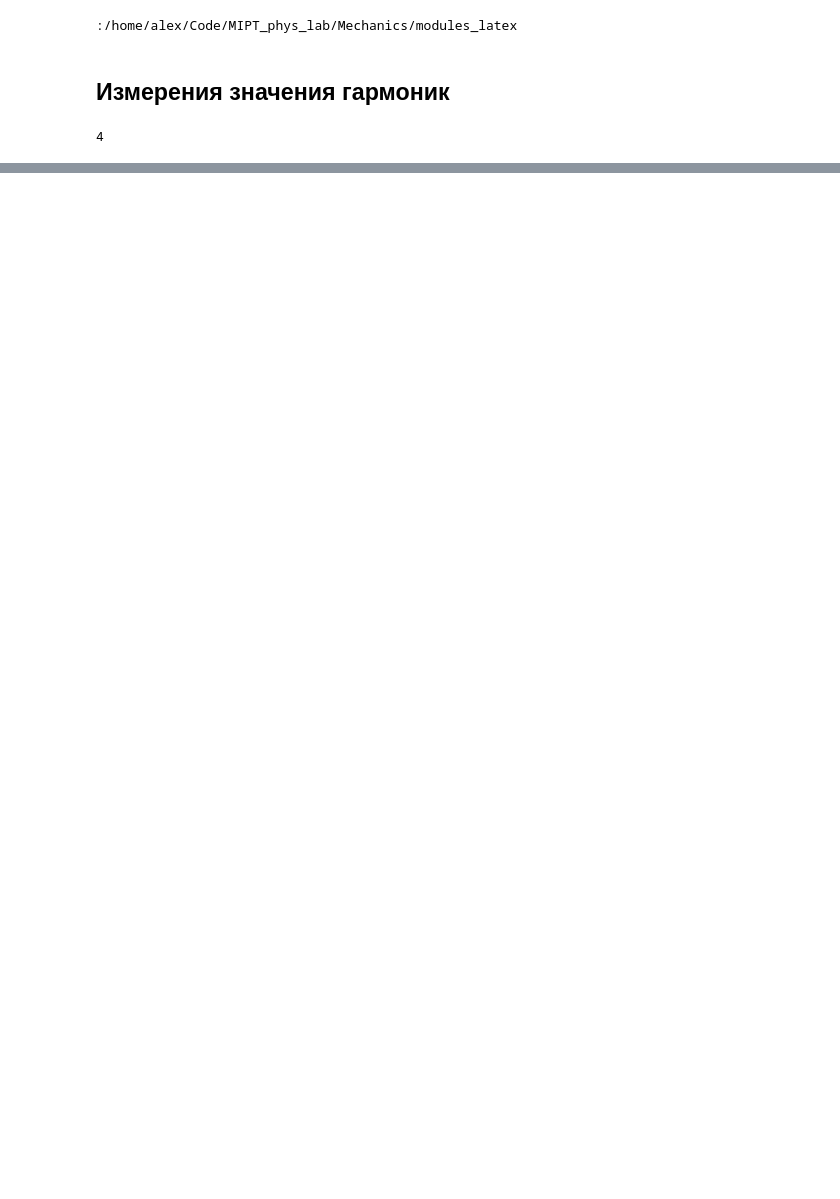
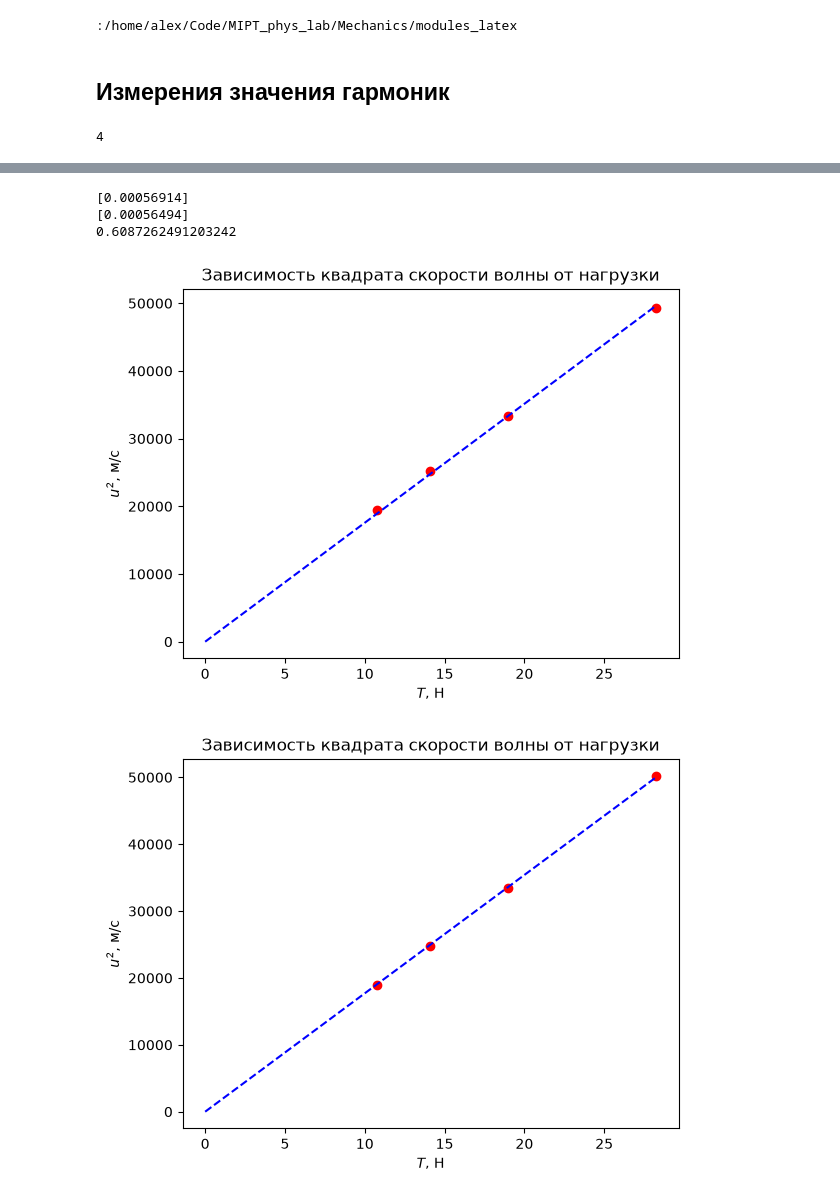
Before and after one commit to sanyaswim2020-lgtm/MIPT_phys_lab, a Jupyter notebook: Mechanics/1_4_5/1_4_5.ipynb, the cells around one changed output, grey strips where cells are left out. Cells and saved outputs as stored; diff of their text form; code cells hidden in the pictures; blank space fills up the shorter version.

```diff
--- a/Mechanics/1_4_5/1_4_5.ipynb
+++ b/Mechanics/1_4_5/1_4_5.ipynb
@@ -152,0 +249,49 @@ Type:      function
+# %%
+fig, ax = plt.subplots()
+T = []
+for i in mass:
+    T.append(i*9.81)
+T = np.array(T)
+slope_uneven, var_un = curve_fit(freq, T, (vel_uneven.iloc[0, 1:])**2)
+print(1/slope_uneven)
+#for m, u in zip(mass, vel.iloc[0, 1:]):
+ax.scatter(T, (vel_uneven.iloc[0, 1:])**2, color = 'red')
+#ax.plot(T, T*slope_u, linestyle='--')
+x_extrap = np.linspace(0, max(T), 50)
+ax.plot(x_extrap, slope_uneven*x_extrap, linestyle='--', color='blue')
+ax.set_xlabel(r'$T$, Н')
+ax.set_ylabel(r'$u^2$, м/c')
+ax.set_title("Зависимость квадрата скорости волны от нагрузки")
+text = "Расчет погонной плотности:"
+latex.save_text(text)
+latex.save_figure('u2_uneven', fig)
+
+fig, ax = plt.subplots()
+slope_even, var_e = curve_fit(freq, T, (vel_even.iloc[0, 1:])**2)
+print(1/slope_even)
+#for m, u in zip(mass, vel.iloc[0, 1:]):
+ax.scatter(T, (vel_even.iloc[0, 1:])**2, color = 'red')
+#ax.plot(T, T*slope_u, linestyle='--')
+x_extrap = np.linspace(0, max(T), 50)
+ax.plot(x_extrap, slope_even*x_extrap, linestyle='--', color='blue')
+ax.set_xlabel(r'$T$, Н')
+ax.set_ylabel(r'$u^2$, м/c')
+ax.set_title("Зависимость квадрата скорости волны от нагрузки")
+latex.save_figure('u2_even', fig)
+
+text = r"Расчитанный из коэффициента наклона $\rho$ :"
+latex.save_text(text)
+text = r'$\rho_1 = 569,14 \times 10^{-6}$'
+latex.save_text(text)
+text = r'$\rho_1 = 564,94 \times 10^{-6}$'
+latex.save_text(text)
+rho_error = abs(564.94-568.4)/568.4 * 100
+print(rho_error)
+text = r'$\rho_{error} = 0.6 \%$'
+latex.save_text(text)
+# %% [output]
+[0.00056914]
+[0.00056494]
+0.6087262491203242
+[figure, added]
+[figure, added]
```
Also changed, not shown: parts of 13 cells of this notebook, 21 other files.
